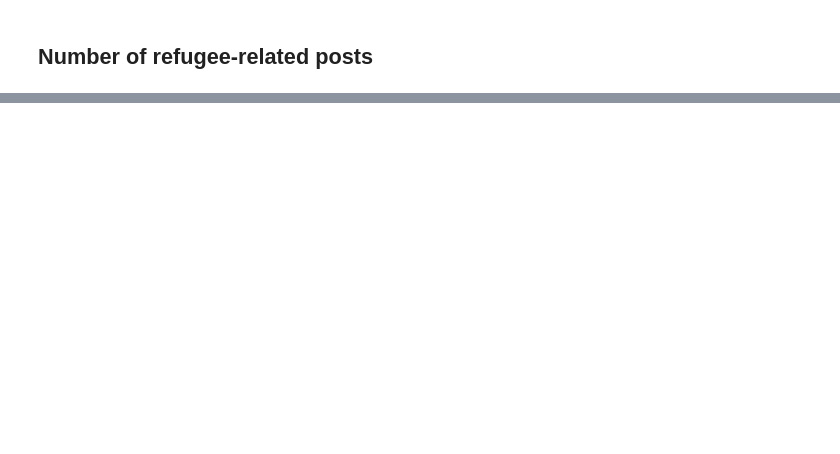
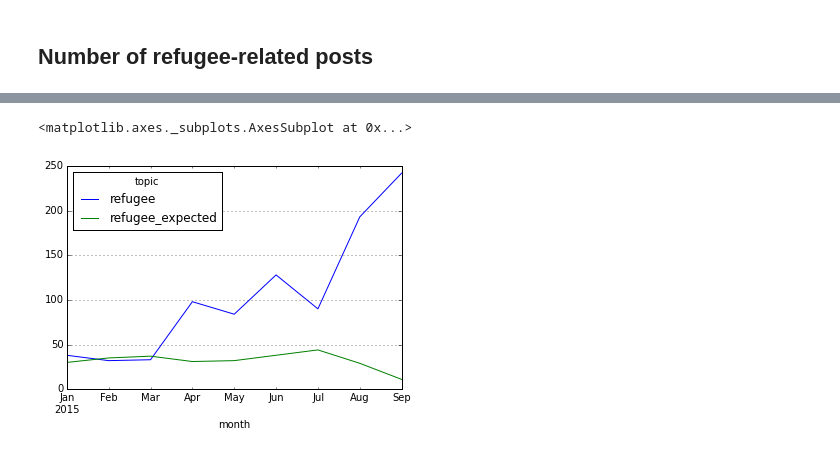
Before and after one commit to ancache/immigrant_crisis_trends, a Jupyter notebook: analysis.ipynb, the cells around one changed output, grey strips where cells are left out. Drawn from its saved outputs; the diff is of its cells as text; code cells hidden in the pictures; blank space fills up the shorter version.

```diff
--- a/analysis.ipynb
+++ b/analysis.ipynb
@@ -63,0 +100,3 @@ counts_by_topic_df['Refugee'].plot()
+# %%
+counts_by_topic_df = counts_by_topic.unstack()
+counts_by_topic_df
@@ -63,0 +130,4 @@ counts_by_topic_df['Refugee'].plot()
+# %%
+counts_by_topic_df['%refugee'] = counts_by_topic_df['refugee'] / \
+    (counts_by_topic_df['refugee'] + counts_by_topic_df['not refugee'])
+counts_by_topic_df
@@ -63,0 +146,3 @@ counts_by_topic_df['Refugee'].plot()
+# %%
+avg_refugee_posts_precrisis = mean(counts_by_topic_df.loc[:'2015-03','%refugee'])
+avg_refugee_posts_precrisis
@@ -63,0 +151,4 @@ counts_by_topic_df['Refugee'].plot()
+# %%
+counts_by_topic_df['refugee_expected'] = floor(
+    avg_refugee_posts_precrisis * counts_by_topic_df['not refugee'])
+counts_by_topic_df
@@ -63,0 +167,5 @@ counts_by_topic_df['Refugee'].plot()
+# %%
+counts_by_topic_df[['refugee','refugee_expected']].plot()
+# %% [output]
+<matplotlib.axes._subplots.AxesSubplot at 0x...>
+[figure, added]
```
Also changed, not shown: parts of 18 cells of this notebook.
